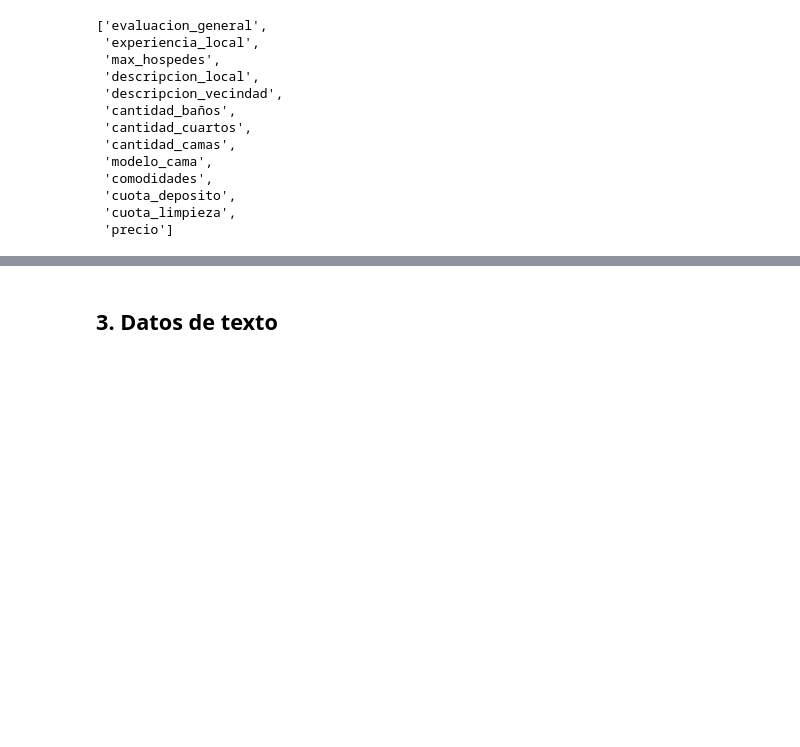
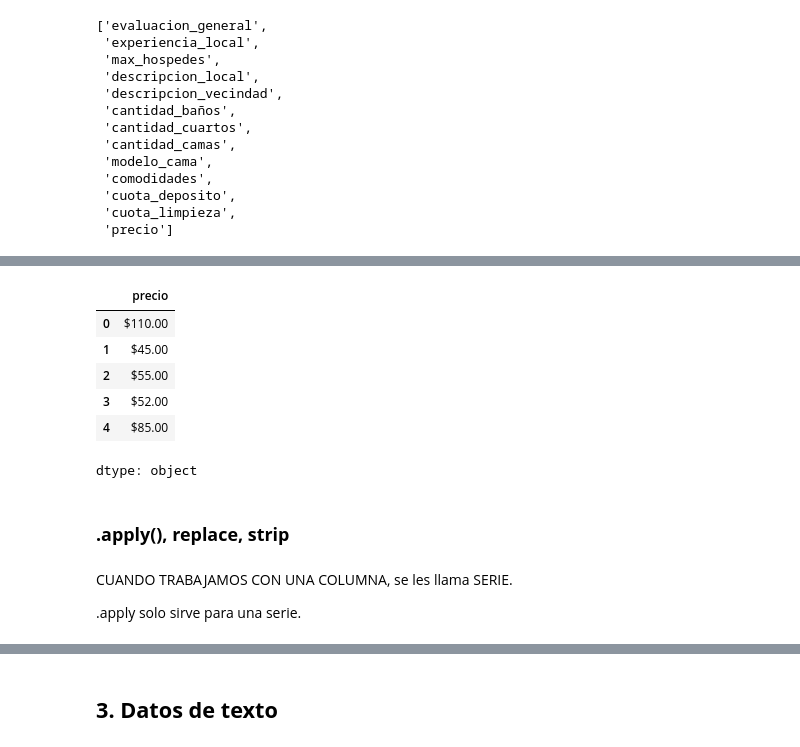
Before and after one commit to DanielRaiicHu/datos_panda_transformacion_manipulacion, a Jupyter notebook: datos_panda_transformacion_manipulacion.ipynb, the cells around one changed output, grey strips where cells are left out. Drawn from its saved outputs; the diff is of its cells as text; code cells hidden in the pictures; blank space fills up the shorter version.

Commit message:
Actualización: Trabajando con Datos numéricos

```diff
--- a/datos_panda_transformacion_manipulacion.ipynb
+++ b/datos_panda_transformacion_manipulacion.ipynb
@@ -101,0 +134,4 @@ datos.head()
+# %%
+# Cambia el tipo de dato de la columna 'max_hospedes' a entero (int64)
+# Para asegurarse de que todos los valores sean numéricos y se puedan usar en operaciones matemáticas.
+datos['max_hospedes'] = datos['max_hospedes'].astype(np.int64)
@@ -101,0 +161,6 @@ datos.head()
+# %%
+# Define las columnas que deben tener valores enteros (cantidad de baños, cuartos y camas).
+columnas_numericas = ['cantidad_baños', 'cantidad_cuartos', 'cantidad_camas' ]
+# %%
+# Luego convierte esas columnas al tipo de dato int64 para asegurar consistencia numérica.
+datos[columnas_numericas] = datos[columnas_numericas].astype(np.int64)
@@ -101,0 +191,4 @@ datos.head()
+# %%
+# Convierte la columna 'evaluacion_general' al tipo float64
+# Para asegurarse de que todos los valores sean números decimales (flotantes)
+datos['evaluacion_general'] = datos['evaluacion_general'].astype(np.float64)
@@ -101,0 +218,17 @@ datos.head()
+# %%
+# Mostramos la columna 'precio' y vemos que valores con un signo peso al comienzo
+datos['precio'].head()
+# %% [output]
+|  | precio |
+| 0 | $110.00 |
+| 1 | $45.00 |
+| 2 | $55.00 |
+| 3 | $52.00 |
+| 4 | $85.00 |
+dtype: object
+# %% [markdown]
+### **.apply(), replace, strip**
+# %% [markdown]
+CUANDO TRABAJAMOS CON UNA COLUMNA, se les llama SERIE.
+
+.apply solo sirve para una serie.
```
Also changed, not shown: parts of 20 cells of this notebook.
